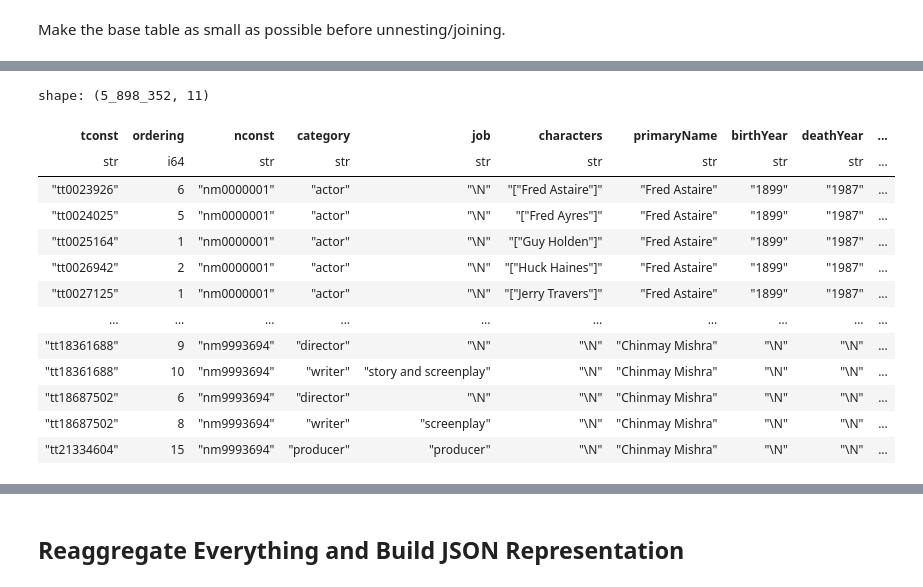
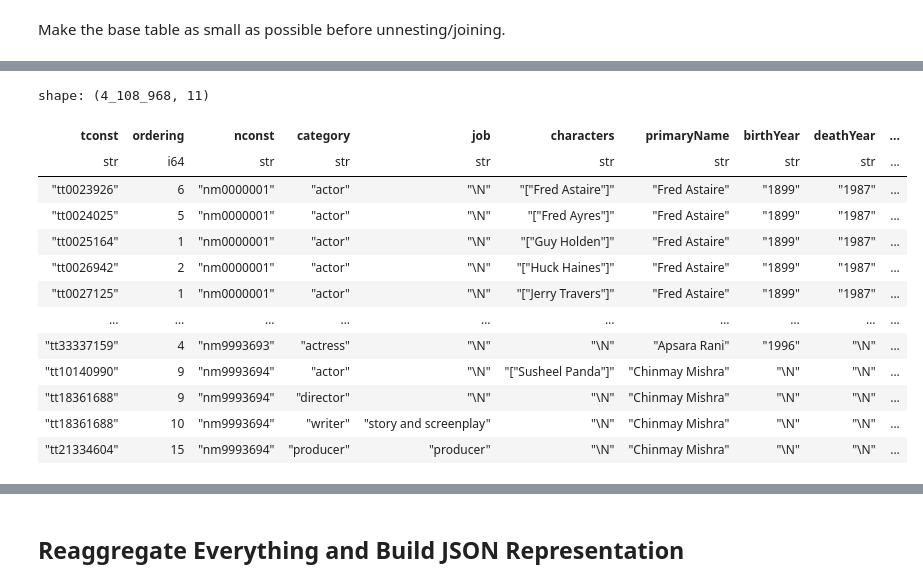
Before and after one commit to minimaxir/imdb-embeddings, a Jupyter notebook: imdb_polars_etl_test.ipynb, the cells around one changed output, grey strips where cells are left out. Drawn from its saved outputs; the diff is of its cells as text; code cells hidden in the pictures.

```diff
--- a/imdb_polars_etl_test.ipynb
+++ b/imdb_polars_etl_test.ipynb
@@ -109,47 +109,46 @@ shape: (377_667, 11)
 | "tt0000147" | "movie" | "The Corbett-Fitzsimmons Fight" | "The Corbett-Fitzsimmons Fight" | 0 | 1897 | "\N" | "100" | "Documentary,News,Sport" | ... |
 | "tt0000009" | "movie" | "Miss Jerry" | "Miss Jerry" | 0 | 1894 | "\N" | "45" | "Romance" | ... |
 # %%
-valid_tconst = df_denorm["tconst"]
+valid_tconst = df_denorm.select("tconst")
 
 df_principals = pl.read_csv(
     os.path.join(data_dir, "title.principals.tsv.gz"),
     separator="\t",
     ignore_errors=True,
     quote_char=None,
 )
 
-# df_principals = df_principals.join(df_denorm, on="tconst").filter(pl.col("nconst").is_not_null())
-df_principals = (
-    df_principals.filter(
-        pl.col("tconst").is_in(valid_tconst),
-        # ~pl.col("category").is_in(["writer", "director"]),
-    )  # handling writer and director later
+# df_principals = df_principals.join(df_denorm, on="tconst").filter(
+#     pl.col("nconst").is_not_null()
+# )
+df_principals = df_principals.filter(
+    pl.col("tconst").is_in(valid_tconst),
 )
 
 df_names = pl.read_csv(
     os.path.join(data_dir, "name.basics.tsv.gz"),
     separator="\t",
     ignore_errors=True,
     quote_char=None,
 )
 
 df_principals = df_principals.join(df_names, on="nconst")
 
 df_principals
 # %% [output]
-shape: (5_898_352, 11)
+shape: (4_108_968, 11)
 | tconst | ordering | nconst | category | job | characters | primaryName | birthYear | deathYear | ... |
 | str | i64 | str | str | str | str | str | str | str | ... |
 | "tt0023926" | 6 | "nm0000001" | "actor" | "\N" | "["Fred Astaire"]" | "Fred Astaire" | "1899" | "1987" | ... |
 | "tt0024025" | 5 | "nm0000001" | "actor" | "\N" | "["Fred Ayres"]" | "Fred Astaire" | "1899" | "1987" | ... |
 | "tt0025164" | 1 | "nm0000001" | "actor" | "\N" | "["Guy Holden"]" | "Fred Astaire" | "1899" | "1987" | ... |
 | "tt0026942" | 2 | "nm0000001" | "actor" | "\N" | "["Huck Haines"]" | "Fred Astaire" | "1899" | "1987" | ... |
 | "tt0027125" | 1 | "nm0000001" | "actor" | "\N" | "["Jerry Travers"]" | "Fred Astaire" | "1899" | "1987" | ... |
 | … | … | … | … | … | … | … | … | … | ... |
+| "tt33337159" | 4 | "nm9993693" | "actress" | "\N" | "\N" | "Apsara Rani" | "1996" | "\N" | ... |
+| "tt10140990" | 9 | "nm9993694" | "actor" | "\N" | "["Susheel Panda"]" | "Chinmay Mishra" | "\N" | "\N" | ... |
 | "tt18361688" | 9 | "nm9993694" | "director" | "\N" | "\N" | "Chinmay Mishra" | "\N" | "\N" | ... |
 | "tt18361688" | 10 | "nm9993694" | "writer" | "story and screenplay" | "\N" | "Chinmay Mishra" | "\N" | "\N" | ... |
-| "tt18687502" | 6 | "nm9993694" | "director" | "\N" | "\N" | "Chinmay Mishra" | "\N" | "\N" | ... |
-| "tt18687502" | 8 | "nm9993694" | "writer" | "screenplay" | "\N" | "Chinmay Mishra" | "\N" | "\N" | ... |
 | "tt21334604" | 15 | "nm9993694" | "producer" | "producer" | "\N" | "Chinmay Mishra" | "\N" | "\N" | ... |
 # %%
 df_principals_agg = (
```
Also changed, not shown: parts of 13 cells of this notebook.
